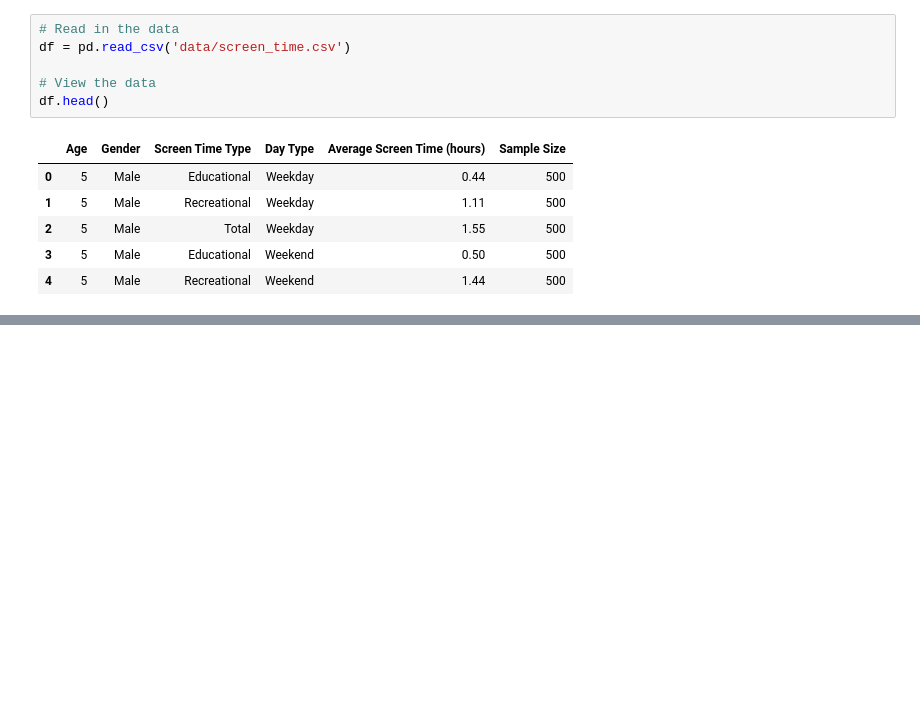
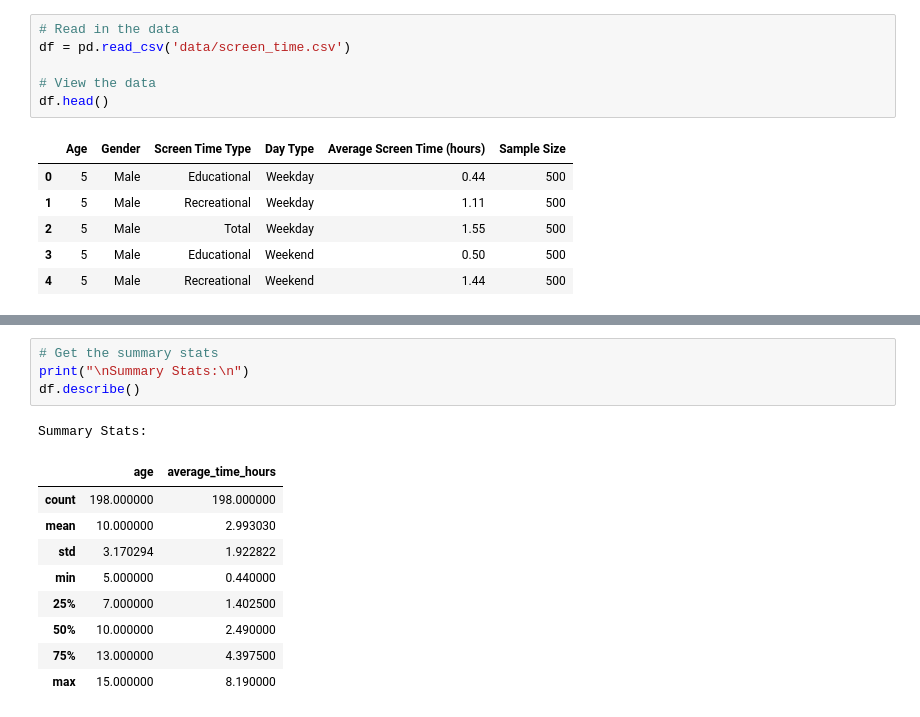
Before and after one commit to MealTeamTrix/Screen-Time, a Jupyter notebook: Untitled.ipynb, the cells around one changed output, grey strips where cells are left out. Cells and saved outputs as stored; diff of their text form; blank space fills up the shorter version.

```diff
--- a/Untitled.ipynb
+++ b/Untitled.ipynb
@@ -23,0 +44,15 @@ df.head()
+# %%
+# Get the summary stats
+print("\nSummary Stats:\n")
+df.describe()
+# %% [output]
+Summary Stats:
+|  | age | average_time_hours |
+| count | 198.000000 | 198.000000 |
+| mean | 10.000000 | 2.993030 |
+| std | 3.170294 | 1.922822 |
+| min | 5.000000 | 0.440000 |
+| 25% | 7.000000 | 1.402500 |
+| 50% | 10.000000 | 2.490000 |
+| 75% | 13.000000 | 4.397500 |
+| max | 15.000000 | 8.190000 |
```
Also changed, not shown: parts of 8 cells of this notebook.
